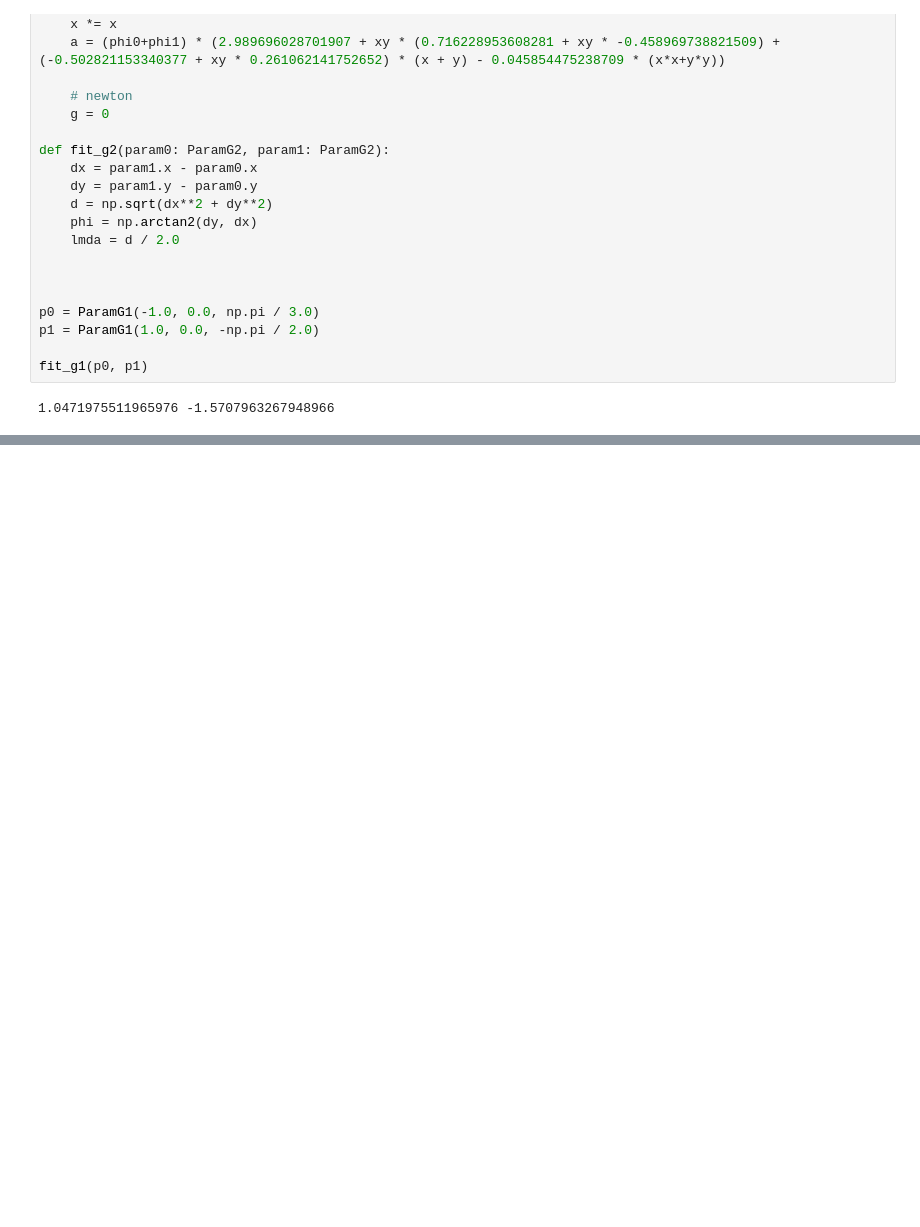
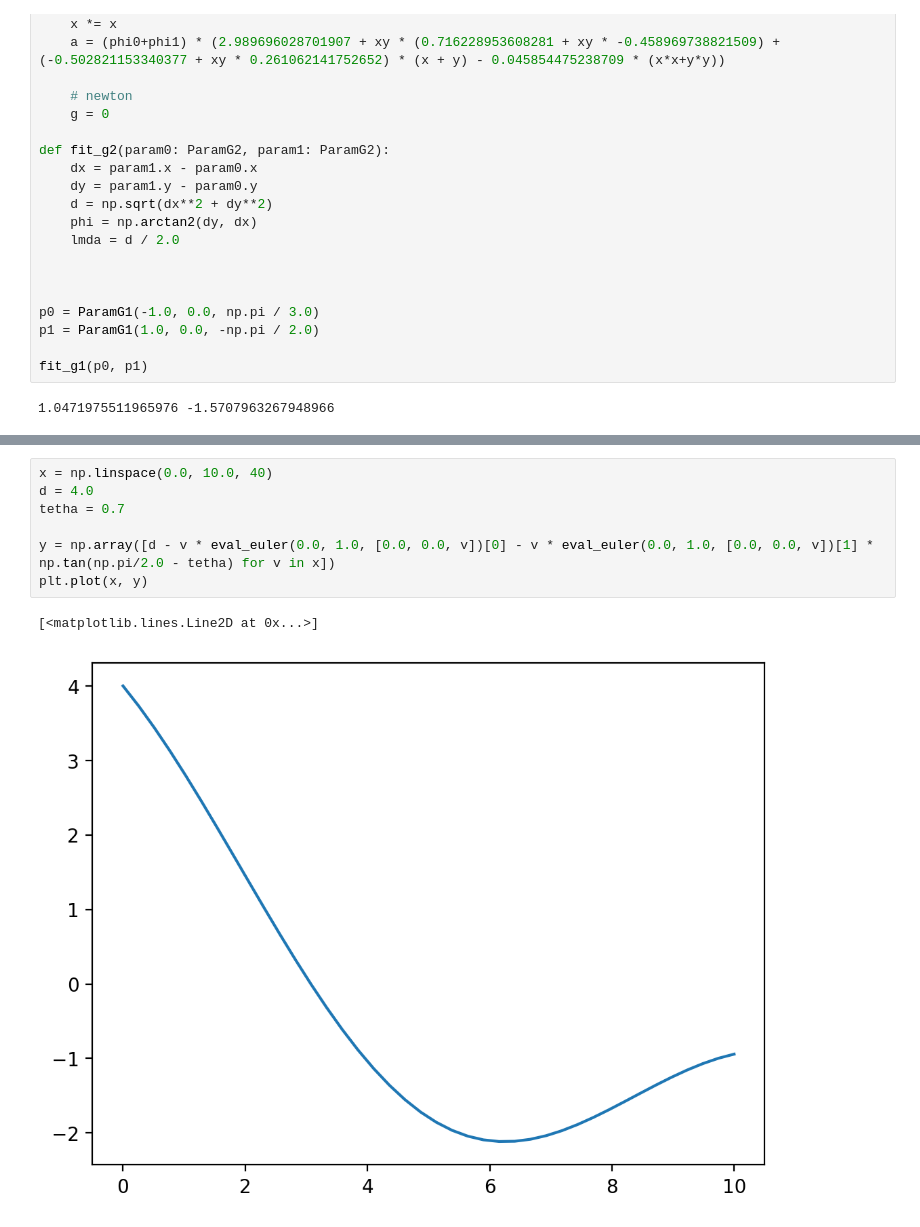
Before and after one commit to msiglreith/nari, a Jupyter notebook: euler.ipynb, the cells around one changed output, grey strips where cells are left out. Drawn from its saved outputs; the diff is of its cells as text; blank space fills up the shorter version.

Commit message:
euler: further exploration

```diff
--- a/euler.ipynb
+++ b/euler.ipynb
@@ -363,0 +373,10 @@ ax.axis('equal')
+# %%
+x = np.linspace(0.0, 10.0, 40)
+d = 4.0
+tetha = 0.7
+
+y = np.array([d - v * eval_euler(0.0, 1.0, [0.0, 0.0, v])[0] - v * eval_euler(0.0, 1.0, [0.0, 0.0, v])[1] * np.tan(np.pi/2.0 - tetha) for v in x])
+plt.plot(x, y)
+# %% [output]
+[<matplotlib.lines.Line2D at 0x...>]
+[figure, added]
```
Also changed, not shown: parts of 4 cells of this notebook.
